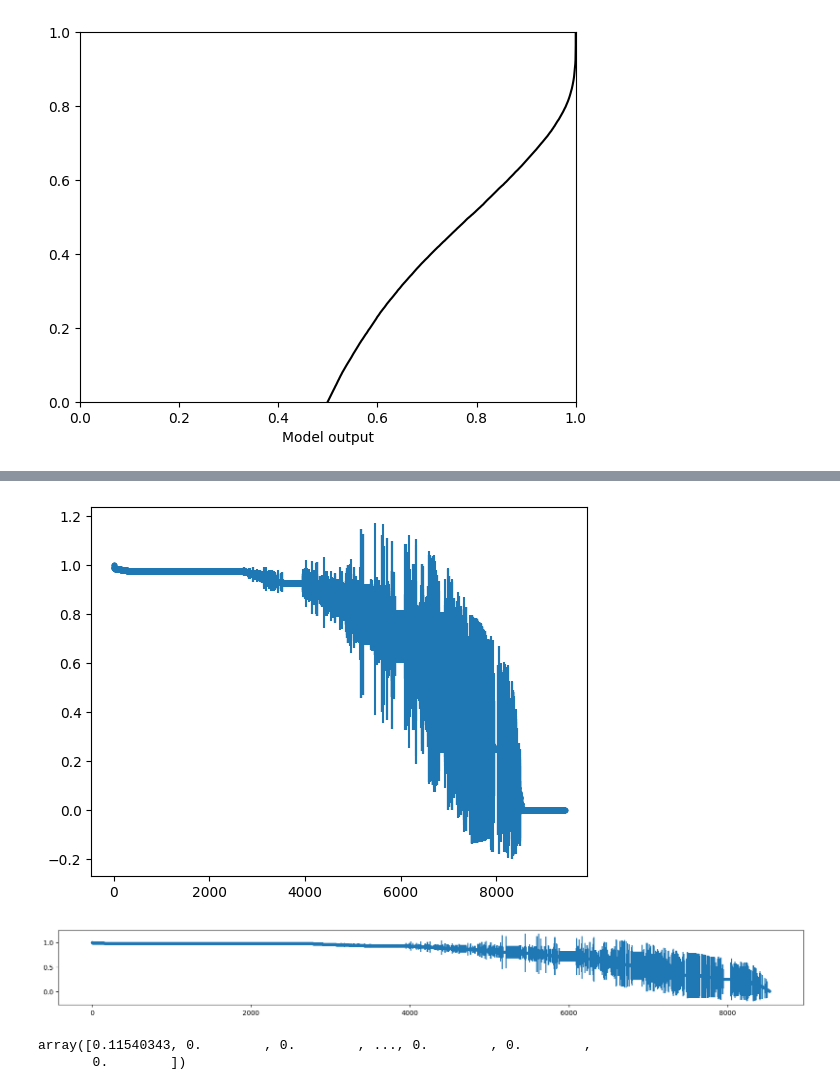
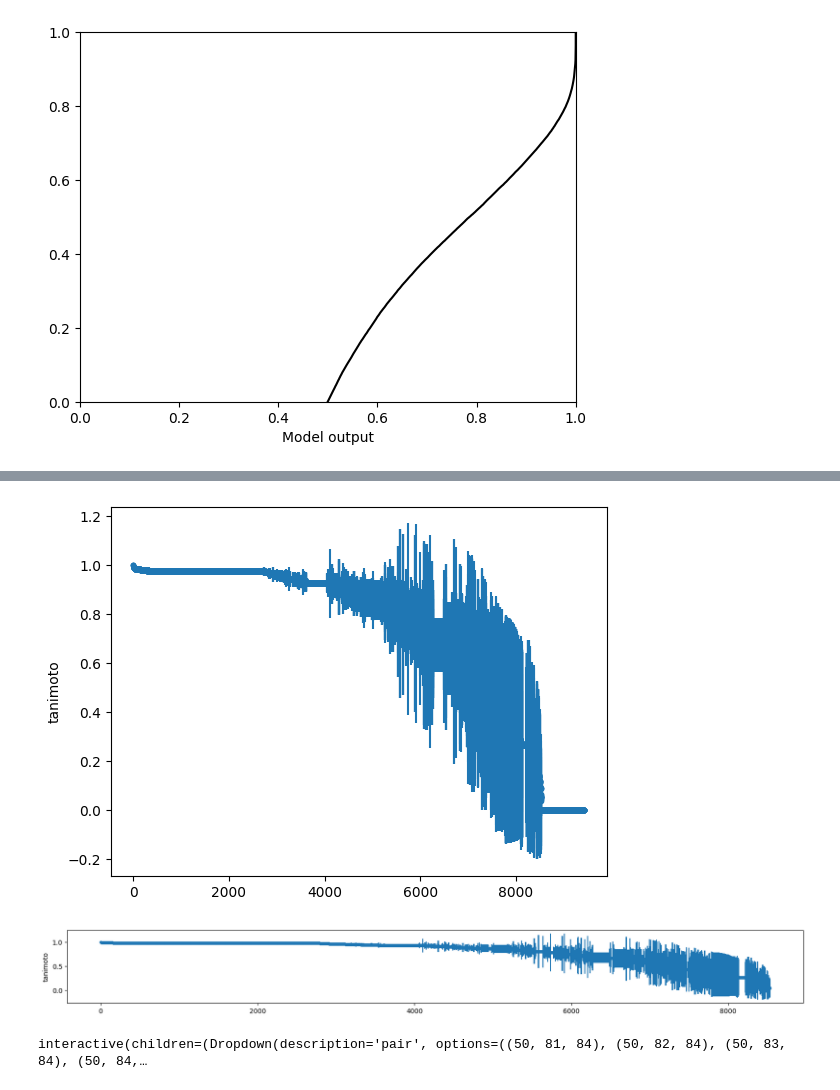
Before and after one commit to stefanpate/rcgnn, a Jupyter notebook: notebooks/protein_x_reaction_embed_sim_mat.ipynb, the cells around one changed output, grey strips where cells are left out. Saved outputs shown, nothing was run; the diff lists cells and outputs as text; code cells hidden in the pictures.

```diff
--- a/notebooks/protein_x_reaction_embed_sim_mat.ipynb
+++ b/notebooks/protein_x_reaction_embed_sim_mat.ipynb
@@ -109,36 +135,61 @@ plt.show()
 # %%
 # Benchmark within-protein rcmcs between known reactions
 
 protein_rcmcs_benchmark = {}
 for p in range(adj.shape[0]):
     known_rs = adj[p, :].nonzero()[1]
     if len(known_rs) > 1:
         i, j = zip(*combinations(known_rs, 2))
-        sims = sim_mats['rcmcs'][i, j]
+        sims = sim_mats[rxn_sim][i, j]
         protein_rcmcs_benchmark[p] = (sims.mean(), sims.std())
 
 srt_rcmcs_benchmark = sorted(protein_rcmcs_benchmark.keys(), key=lambda x : protein_rcmcs_benchmark[x][0], reverse=True)
+
+x = np.arange(len(srt_rcmcs_benchmark))
+means, stds = zip(*[protein_rcmcs_benchmark[key] for key in srt_rcmcs_benchmark])
+nz_means, nz_stds = zip(*[(m, s) for m, s in zip(means, stds) if m > 0])
+nz_x = np.arange(len(nz_means))
+
+# Plot
+
+fig, ax = plt.subplots()
+ax.errorbar(x=x, y=means, yerr=stds, fmt='.' )
+ax.set_ylabel(f"{rxn_sim}")
+plt.show()
+
+fig, ax = plt.subplots(figsize=(20, 2))
+ax.errorbar(x=nz_x, y=nz_means, yerr=nz_stds, fmt='.' )
+ax.set_ylabel(f"{rxn_sim}")
+plt.show()
+# %% [output]
+[figure, added]
+[figure, added]
-# %%
-x = np.arange(len(srt_rcmcs_benchmark))
-means, stds = zip(*[protein_rcmcs_benchmark[key] for key in srt_rcmcs_benchmark])
-nz_means, nz_stds = zip(*[(m, s) for m, s in zip(means, stds) if m > 0])
-nz_x = np.arange(len(nz_means))
-
-
-fig, ax = plt.subplots()
-ax.errorbar(x=x, y=means, yerr=stds, fmt='.' )
-plt.show()
-
-fig, ax = plt.subplots(figsize=(20, 2))
-ax.errorbar(x=nz_x, y=nz_means, yerr=nz_stds, fmt='.' )
-plt.show()
-# %% [output]
-[figure, removed]
-[figure, removed]
-# %%
-cf = adj @ (sim_mats['rcmcs'] / sim_mats['rcmcs'].sum(axis=0).reshape(1, -1))
-cf /= cf.sum(axis=1).reshape(-1, 1)
-cf[0, :]
-# %% [output]
-array([0.11540343, 0.        , 0.        , ..., 0.        , 0.        ,
-       0.        ])
+# %%
+# Examine low-RCMCS, within-enzyme pairs
+intra_enzyme_pairs = {}
+for p in range(0, adj.shape[0], 10):
+    known_rs = adj[p, :].nonzero()[1]
+    if len(known_rs) > 1:
+        for i, j in combinations(known_rs, 2):
+            intra_enzyme_pairs[(p, i, j)] = sim_mats[rxn_sim][i, j]
+
+srt_intra_enzyme_pairs = sorted(intra_enzyme_pairs, key=lambda x : intra_enzyme_pairs[x])
+
+intra_dropdown = widgets.Dropdown(options=srt_intra_enzyme_pairs, value=srt_intra_enzyme_pairs[0])
+
+@interact
+def display_intra_pairs(pair = intra_dropdown):
+    p, i, j = pair
+    pid = idx_sample[p]
+    iid = idx_feature[i]
+    jid = idx_feature[j]
+    print(f"Protein ID: {pid}")
+    print(f"Reaction pair: {iid}, {jid}")
+    print(f"RCMCS: {intra_enzyme_pairs[pair]}")
+    print(f"Rules: {krs[iid]['min_rules']}, {krs[jid]['min_rules']}")
+
+    for id in [iid, jid]:
+        svg = SVG(draw_reaction(krs[id]['smarts'], sub_img_size=(300, 200)))
+        display(svg)
+# %% [output]
+interactive(children=(Dropdown(description='pair', options=((50, 81, 84), (50, 82, 84), (50, 83, 84), (50, 84,…
```
Also changed, not shown: parts of 8 cells of this notebook, 1 other file.
